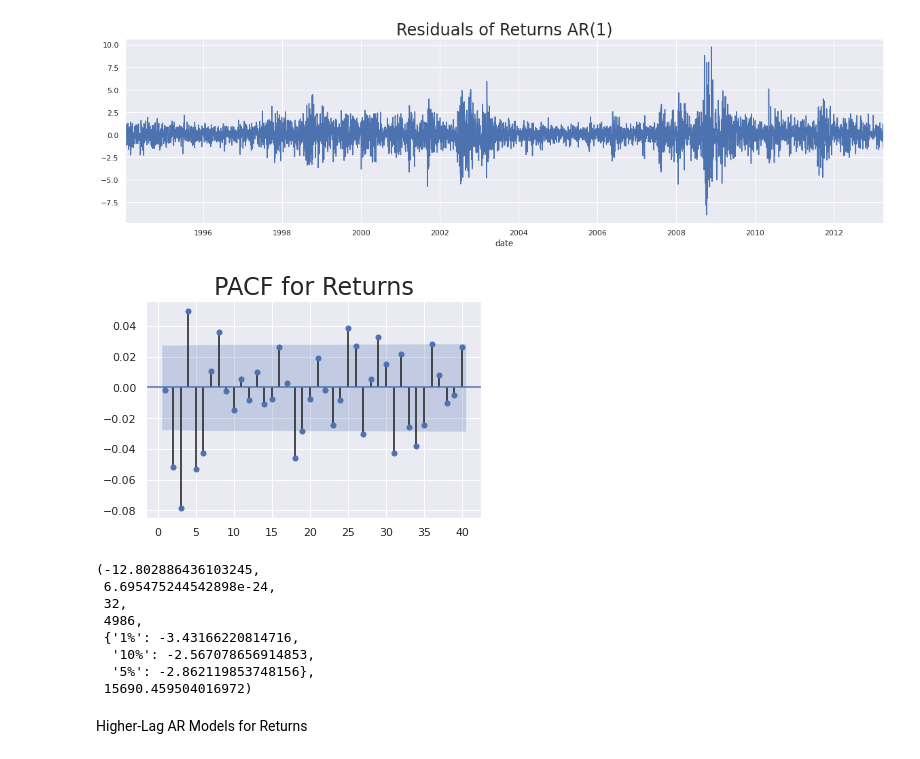
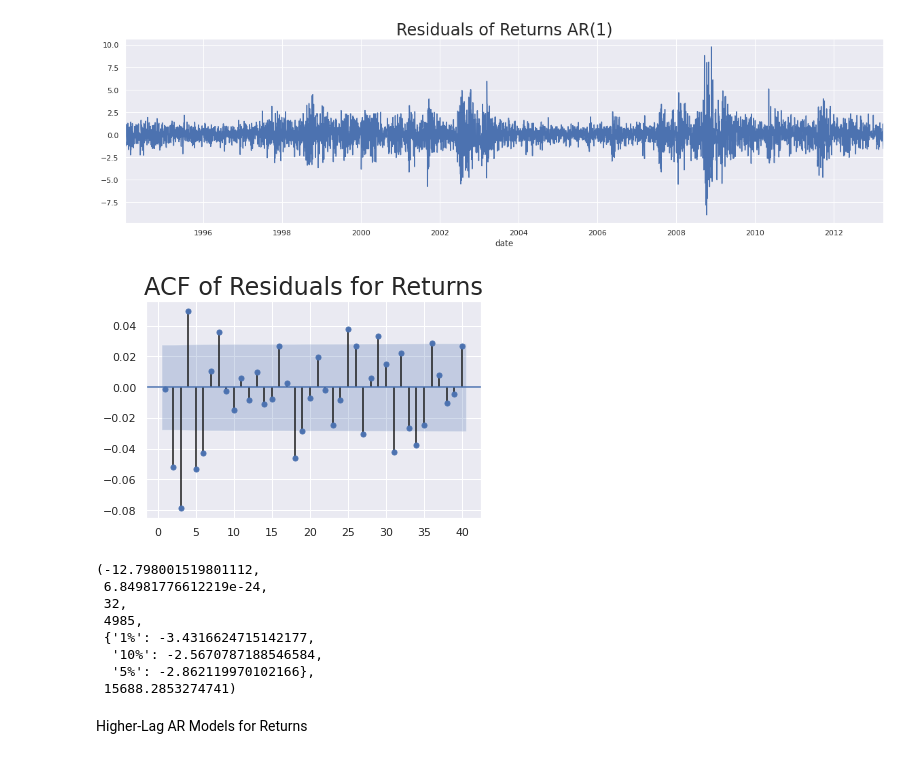
Before and after one commit to jjsalazarr/curso-series-temporales, a Jupyter notebook: 7. ARMA autorregresivos de medias moviles/Python/9_ARMA_.ipynb, the cells around one changed output. Cells and saved outputs as stored; diff of their text form; code cells hidden in the pictures.

```diff
--- a/7. ARMA autorregresivos de medias moviles/Python/9_ARMA_.ipynb
+++ b/7. ARMA autorregresivos de medias moviles/Python/9_ARMA_.ipynb
@@ -131,22 +131,22 @@ plt.show()
 [figure]
 # %%
 sgt.plot_acf(df.res_ret_ar_1[2:], zero = False, lags = 40)
-plt.title("PACF for Returns",size=24)
+plt.title("ACF of Residuals for Returns",size=24)
 plt.show()
 # %% [output]
-[figure, old version]
+[figure, new version]
 # %%
-df=df.iloc[1:]
+df=df.iloc[2:]
 sts.adfuller(df.res_ret_ar_1)
 # %% [output]
-(-12.802886436103245,
- 6.695475244542898e-24,
+(-12.798001519801112,
+ 6.84981776612219e-24,
  32,
- 4986,
- {'1%': -3.43166220814716,
-  '10%': -2.567078656914853,
-  '5%': -2.862119853748156},
- 15690.459504016972)
+ 4985,
+ {'1%': -3.4316624715142177,
+  '10%': -2.5670787188546584,
+  '5%': -2.862119970102166},
+ 15688.2853274741)
 # %% [markdown]
 Higher-Lag AR Models for Returns
 # %%
```
Also changed, not shown: parts of 6 cells of this notebook.
